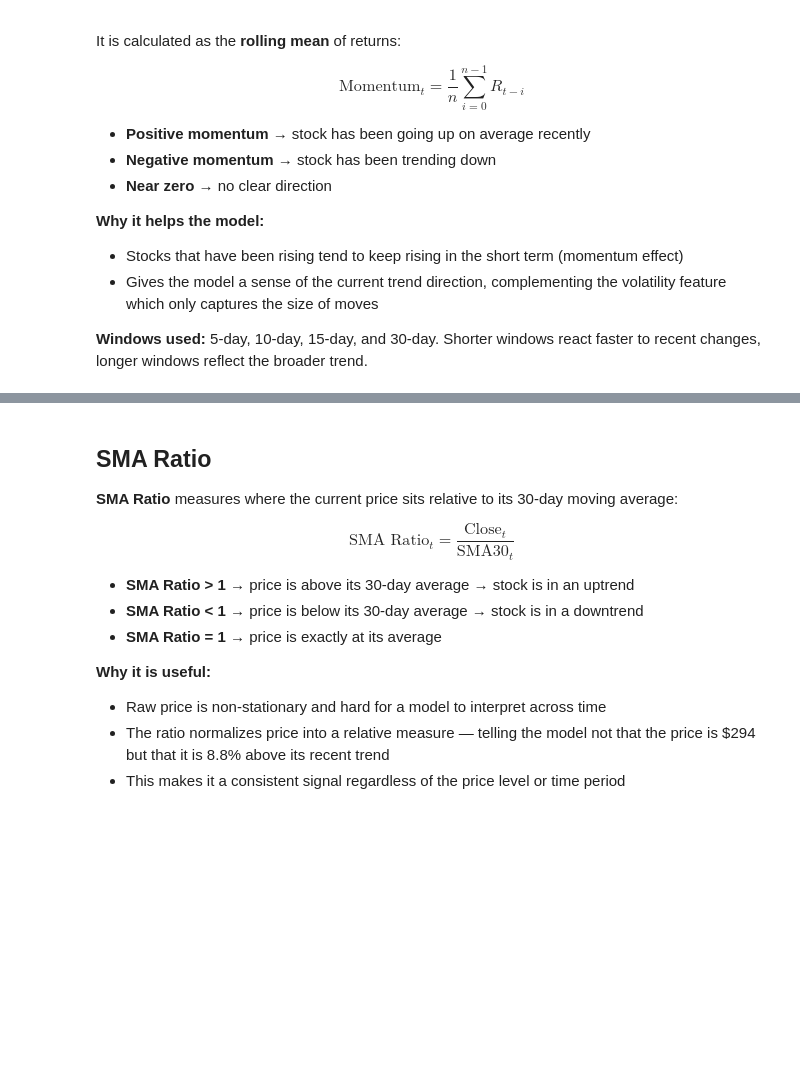
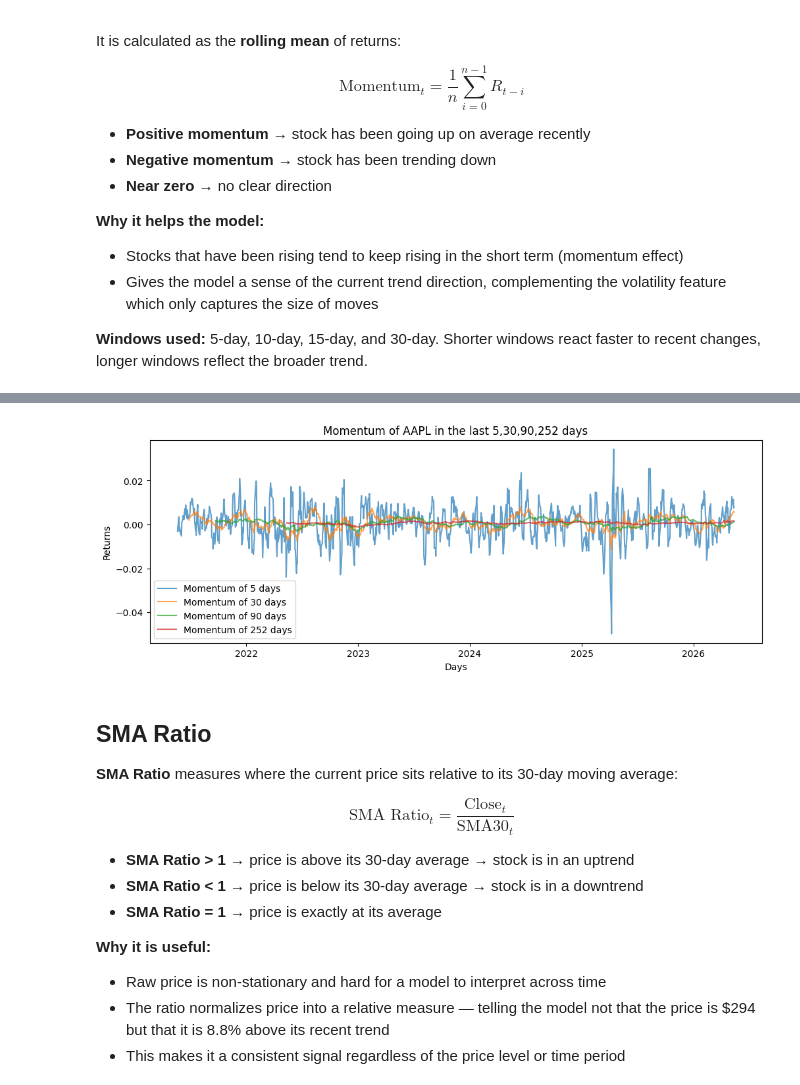
Before and after one commit to thehiaguy/StockReturnPred, a Jupyter notebook: notebooks/01_eda.ipynb, the cells around one changed output, grey strips where cells are left out. Saved outputs shown, nothing was run; the diff lists cells and outputs as text; code cells hidden in the pictures; blank space fills up the shorter version.

```diff
--- a/notebooks/01_eda.ipynb
+++ b/notebooks/01_eda.ipynb
@@ -183,14 +283,16 @@ history[['Momentum_5days','Momentum_10days','Momentum_15days','Momentum_30days']
 # %%
 plt.figure(figsize=(12,4))
 plt.plot(history['Momentum_5days'],label = 'Momentum of 5 days',alpha = 0.7)
-plt.plot(history['Momentum_10days'],label = 'Momentum of 10 days',alpha = 0.7)
-plt.plot(history['Momentum_15days'],label = 'Momentum of 15 days',alpha = 0.7)
 plt.plot(history['Momentum_30days'],label = 'Momentum of 30 days',alpha = 0.7)
-plt.title('Momentum of AAPL in the last 5,10,15,30 days')
+plt.plot(history['Momentum_90days'],label = 'Momentum of 90 days',alpha = 0.7)
+plt.plot(history['Momentum_252days'],label = 'Momentum of 252 days',alpha = 0.7)
+plt.title('Momentum of AAPL in the last 5,30,90,252 days')
 plt.xlabel('Days')
 plt.ylabel('Returns')
 plt.legend()
 plt.show()
+# %% [output]
+[figure, added]
 # %% [markdown]
 ## SMA Ratio
 
```
Also changed, not shown: parts of 13 cells of this notebook, 5 other files.
